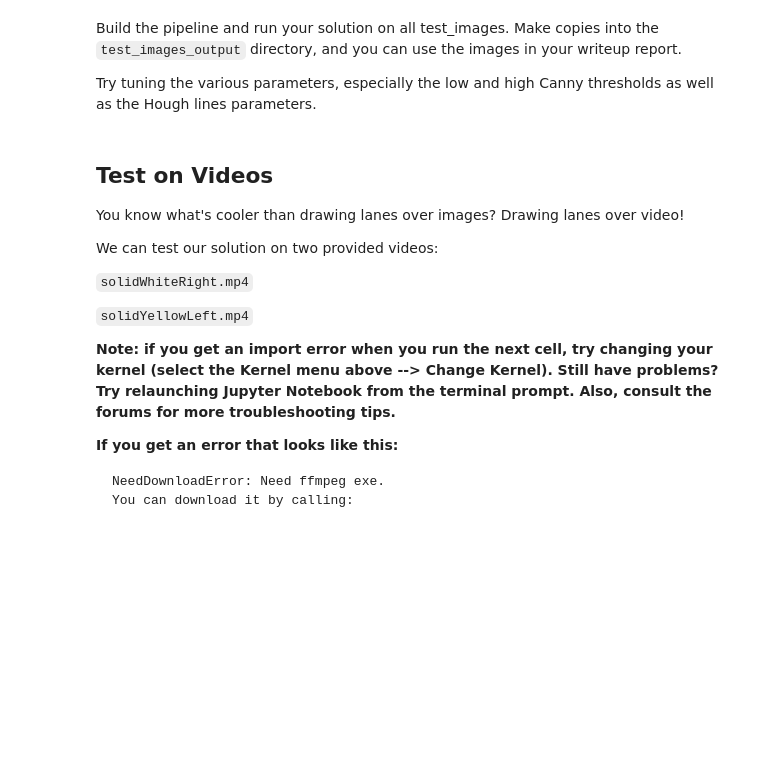
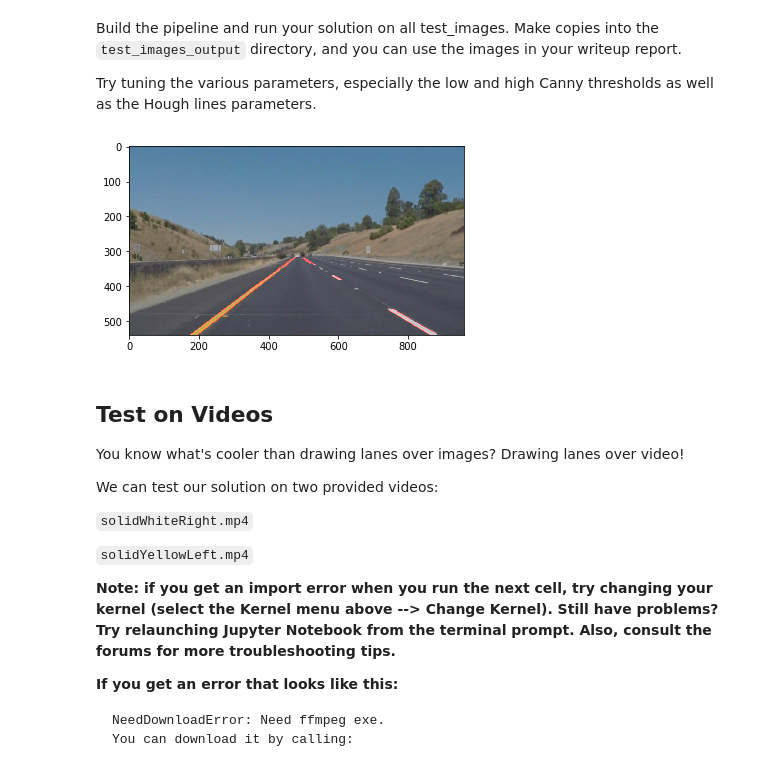
Before and after one commit to vishnuGovindaraj/Finding-Lane-Lines, a Jupyter notebook: P1.ipynb, the cells around one changed output. Cells and saved outputs as stored; diff of their text form; code cells hidden in the pictures; blank space fills up the shorter version.

```diff
--- a/P1.ipynb
+++ b/P1.ipynb
@@ -198,0 +196,24 @@ Try tuning the various parameters, especially the low and high Canny thresholds
+# %%
+# TODO: Build your pipeline that will draw lane lines on the test_images
+# then save them to the test_images_output directory.
+#create a grayscale image from the input
+gray = grayscale(image)
+
+#smooth out edges by applying a gaussian blur
+blur_gray = gaussian_blur(gray, 5)
+#apply the canny edge detection algorithm with the specified low and high threshold
+edges = canny(blur_gray, 60, 180)
+#vertices to specify a region of the image to process
+imshape = image.shape
+vertices = np.array([[(0,imshape[0]),(imshape[1]/2 - 20, 315), (imshape[1]/2 + 20, 315), (imshape[1],imshape[0])]], dtype=np.int32)
+#apply the vertices and create a mask
+masked_edges = region_of_interest(edges, vertices)
+
+line_image = hough_lines(masked_edges, 2, np.pi/180, 40, 10, 5)
+
+# Draw the lines on the edge image
+lines_edges = weighted_img(line_image, image)
+plt.imshow(lines_edges)
+plt.imsave('test_images_output/whiteCarLaneSwitch.jpg', lines_edges)
+# %% [output]
+[figure, added]
```
Also changed, not shown: parts of 8 cells of this notebook, 9 other files.
